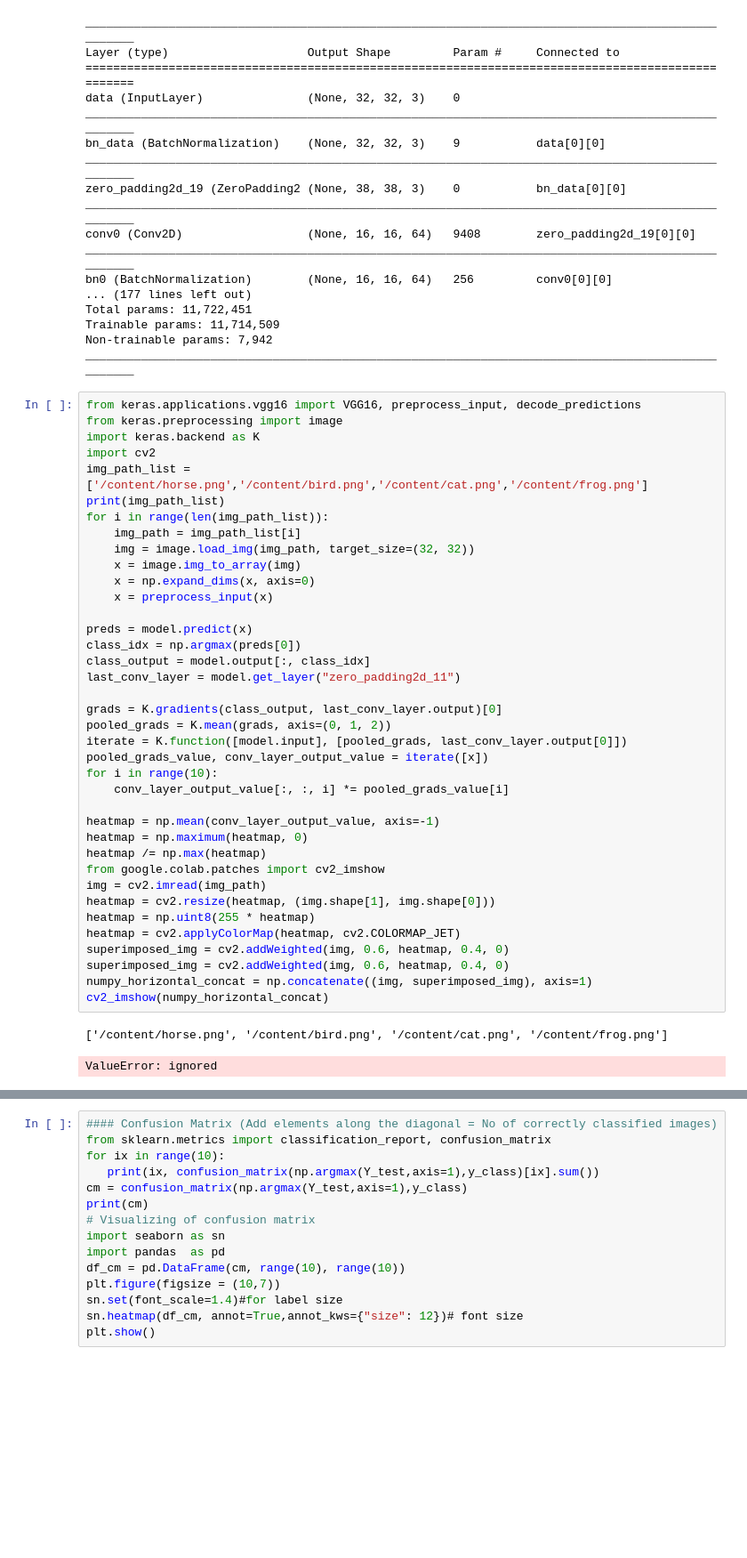
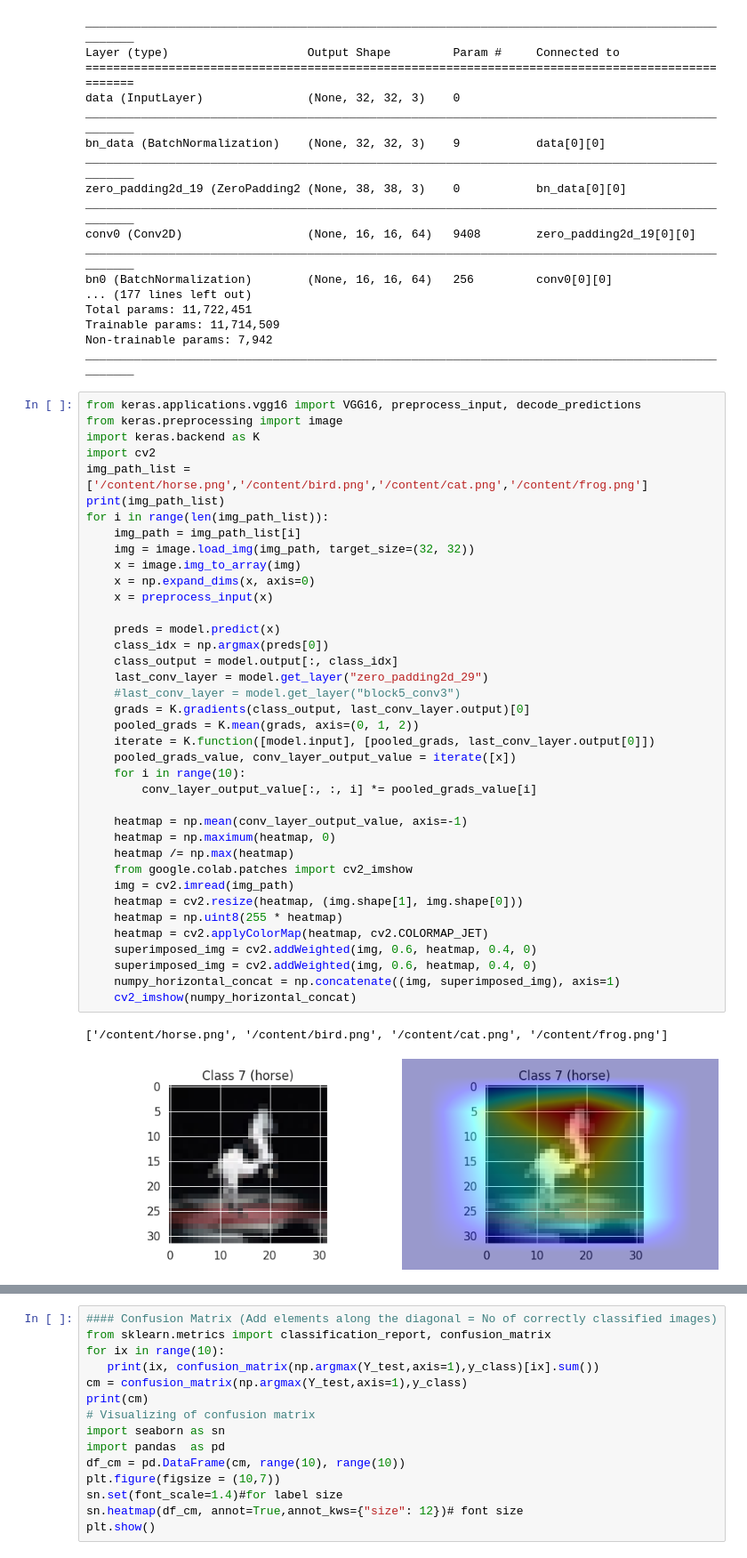
Before and after one commit to keerthucit/EIP2Assignment, a Jupyter notebook: Assignment5_New.ipynb, the cells around one changed output, grey strips where cells are left out. Shown at 89% size. Drawn from its saved outputs; the diff is of its cells as text; blank space fills up the shorter version.

```diff
--- a/Assignment5_New.ipynb
+++ b/Assignment5_New.ipynb
@@ -181,41 +219,41 @@ ________________________________________________________________________________
 # %%
 from keras.applications.vgg16 import VGG16, preprocess_input, decode_predictions
 from keras.preprocessing import image
 import keras.backend as K
 import cv2
 img_path_list = ['/content/horse.png','/content/bird.png','/content/cat.png','/content/frog.png']
 print(img_path_list)
 for i in range(len(img_path_list)):
     img_path = img_path_list[i]
     img = image.load_img(img_path, target_size=(32, 32))
     x = image.img_to_array(img)
     x = np.expand_dims(x, axis=0)
     x = preprocess_input(x)
 
-preds = model.predict(x)
-class_idx = np.argmax(preds[0])
-class_output = model.output[:, class_idx]
-last_conv_layer = model.get_layer("zero_padding2d_11")
+    preds = model.predict(x)
+    class_idx = np.argmax(preds[0])
+    class_output = model.output[:, class_idx]
+    last_conv_layer = model.get_layer("zero_padding2d_29")
+    #last_conv_layer = model.get_layer("block5_conv3")
+    grads = K.gradients(class_output, last_conv_layer.output)[0]
+    pooled_grads = K.mean(grads, axis=(0, 1, 2))
+    iterate = K.function([model.input], [pooled_grads, last_conv_layer.output[0]])
+    pooled_grads_value, conv_layer_output_value = iterate([x])
+    for i in range(10):
+        conv_layer_output_value[:, :, i] *= pooled_grads_value[i]
 
-grads = K.gradients(class_output, last_conv_layer.output)[0]
-pooled_grads = K.mean(grads, axis=(0, 1, 2))
-iterate = K.function([model.input], [pooled_grads, last_conv_layer.output[0]])
-pooled_grads_value, conv_layer_output_value = iterate([x])
-for i in range(10):
-    conv_layer_output_value[:, :, i] *= pooled_grads_value[i]
-
-heatmap = np.mean(conv_layer_output_value, axis=-1)
-heatmap = np.maximum(heatmap, 0)
-heatmap /= np.max(heatmap)
-from google.colab.patches import cv2_imshow
-img = cv2.imread(img_path)
-heatmap = cv2.resize(heatmap, (img.shape[1], img.shape[0]))
-heatmap = np.uint8(255 * heatmap)
-heatmap = cv2.applyColorMap(heatmap, cv2.COLORMAP_JET)
-superimposed_img = cv2.addWeighted(img, 0.6, heatmap, 0.4, 0)
-superimposed_img = cv2.addWeighted(img, 0.6, heatmap, 0.4, 0)
-numpy_horizontal_concat = np.concatenate((img, superimposed_img), axis=1)
-cv2_imshow(numpy_horizontal_concat)
+    heatmap = np.mean(conv_layer_output_value, axis=-1)
+    heatmap = np.maximum(heatmap, 0)
+    heatmap /= np.max(heatmap)
+    from google.colab.patches import cv2_imshow
+    img = cv2.imread(img_path)
+    heatmap = cv2.resize(heatmap, (img.shape[1], img.shape[0]))
+    heatmap = np.uint8(255 * heatmap)
+    heatmap = cv2.applyColorMap(heatmap, cv2.COLORMAP_JET)
+    superimposed_img = cv2.addWeighted(img, 0.6, heatmap, 0.4, 0)
+    superimposed_img = cv2.addWeighted(img, 0.6, heatmap, 0.4, 0)
+    numpy_horizontal_concat = np.concatenate((img, superimposed_img), axis=1)
+    cv2_imshow(numpy_horizontal_concat)
 # %% [output]
 ['/content/horse.png', '/content/bird.png', '/content/cat.png', '/content/frog.png']
-ValueError: ignored
+[figure, added]
```
Also changed, not shown: parts of 3 cells of this notebook.
